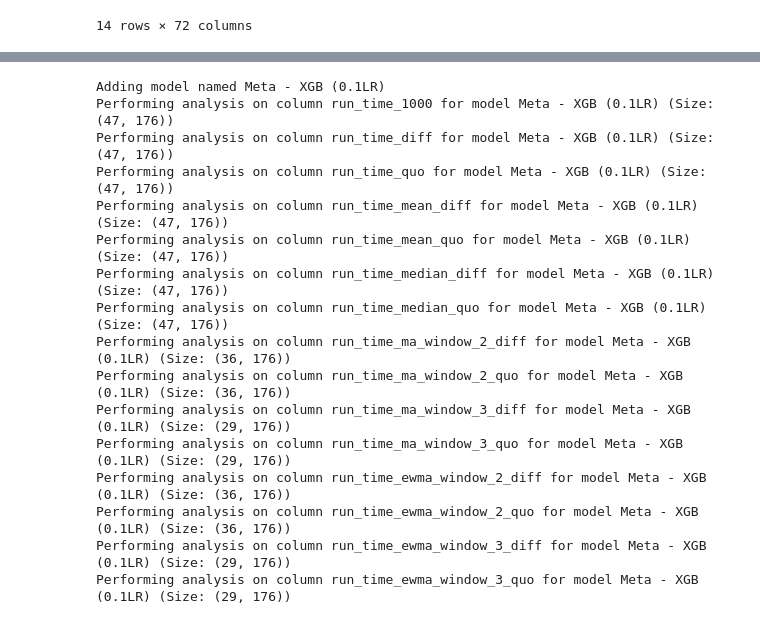
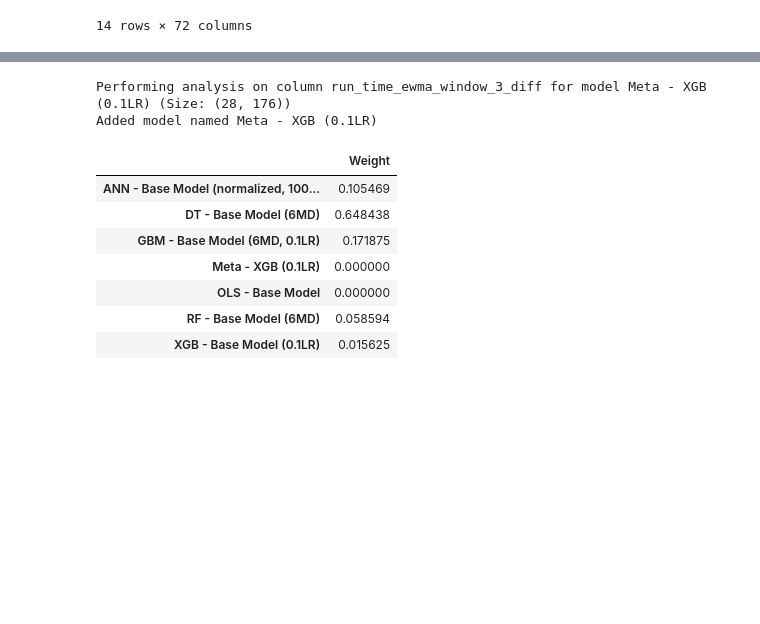
Before and after one commit to terryluzj/ba-fyp-sports-analytics, a Jupyter notebook: analysis/predictive/regression_models.ipynb, the cells around one changed output, grey strips where cells are left out. Drawn from its saved outputs; the diff is of its cells as text; code cells hidden in the pictures; blank space fills up the shorter version.

```diff
--- a/analysis/predictive/regression_models.ipynb
+++ b/analysis/predictive/regression_models.ipynb
@@ -173,30 +175,30 @@ Performing analysis on column run_time_ewma_window_3_quo for model ANN - Base Mo
 # %%
 # Stacking
-ols_base = get_ols(fit_intercept=False)
-xgb_base = get_xgboost(learning_rate=0.1)
-dt_base = get_decision_tree(max_depth=6)
-rf_base = get_random_forest(max_depth=6)
-gbm_base = get_gbm(n_estimators=500, max_depth=6, min_samples_split=2, learning_rate=0.1, loss='ls')
-ann_base = get_ann(max_iter=100000, learning_rate_init=0.02, hidden_layer_sizes=(300, 300, 300))
-xgb_meta = get_xgboost(learning_rate=0.1)
+ols_base = linear_model(fit_intercept=False)
+xgb_base = xgb(learning_rate=0.1)
+dt_base = DecisionTreeRegressor(max_depth=6)
+rf_base = RandomForestRegressor(max_depth=6)
+gbm_base = GradientBoostingRegressor(n_estimators=500, max_depth=6, min_samples_split=2, learning_rate=0.1, loss='ls')
+ann_base = MLPRegressor(max_iter=100000, learning_rate_init=0.02, hidden_layer_sizes=(300, 300, 300))
+xgb_meta = xgb(learning_rate=0.1)
 mc.add_model(get_meta_learner(regressors=[ols_base, xgb_base, dt_base, rf_base, gbm_base, ann_base], meta_regressor=xgb_meta), 'Meta - XGB (0.1LR)')
 # %% [output]
-Adding model named Meta - XGB (0.1LR)
-Performing analysis on column run_time_1000 for model Meta - XGB (0.1LR) (Size: (47, 176))
-Performing analysis on column run_time_diff for model Meta - XGB (0.1LR) (Size: (47, 176))
-Performing analysis on column run_time_quo for model Meta - XGB (0.1LR) (Size: (47, 176))
-Performing analysis on column run_time_mean_diff for model Meta - XGB (0.1LR) (Size: (47, 176))
-Performing analysis on column run_time_mean_quo for model Meta - XGB (0.1LR) (Size: (47, 176))
-Performing analysis on column run_time_median_diff for model Meta - XGB (0.1LR) (Size: (47, 176))
-Performing analysis on column run_time_median_quo for model Meta - XGB (0.1LR) (Size: (47, 176))
-Performing analysis on column run_time_ma_window_2_diff for model Meta - XGB (0.1LR) (Size: (36, 176))
-Performing analysis on column run_time_ma_window_2_quo for model Meta - XGB (0.1LR) (Size: (36, 176))
-Performing analysis on column run_time_ma_window_3_diff for model Meta - XGB (0.1LR) (Size: (29, 176))
-Performing analysis on column run_time_ma_window_3_quo for model Meta - XGB (0.1LR) (Size: (29, 176))
-Performing analysis on column run_time_ewma_window_2_diff for model Meta - XGB (0.1LR) (Size: (36, 176))
-Performing analysis on column run_time_ewma_window_2_quo for model Meta - XGB (0.1LR) (Size: (36, 176))
-Performing analysis on column run_time_ewma_window_3_diff for model Meta - XGB (0.1LR) (Size: (29, 176))
-Performing analysis on column run_time_ewma_window_3_quo for model Meta - XGB (0.1LR) (Size: (29, 176))
+Performing analysis on column run_time_ewma_window_3_diff for model Meta - XGB (0.1LR) (Size: (28, 176))
+Added model named Meta - XGB (0.1LR)
+# %%
+xgb_meta = get_xgboost(learning_rate=0.1)
+train_pred = pd.DataFrame(mc.train_predictions['run_time_1000'])
+xgb_meta.fit(train_pred, mc.y_train['run_time_1000'])
+pd.DataFrame(xgb_meta.feature_importances_, index=list(train_pred.columns), columns=['Weight'])
+# %% [output]
+|  | Weight |
+| ANN - Base Model (normalized, 100... | 0.105469 |
+| DT - Base Model (6MD) | 0.648438 |
+| GBM - Base Model (6MD, 0.1LR) | 0.171875 |
+| Meta - XGB (0.1LR) | 0.000000 |
+| OLS - Base Model | 0.000000 |
+| RF - Base Model (6MD) | 0.058594 |
+| XGB - Base Model (0.1LR) | 0.015625 |
 # %%
 # Set some specs for plotting
 mpl.rcParams['figure.figsize'] = (16.0, 8.0)
```
Also changed, not shown: parts of 8 cells of this notebook, 1 other file.
